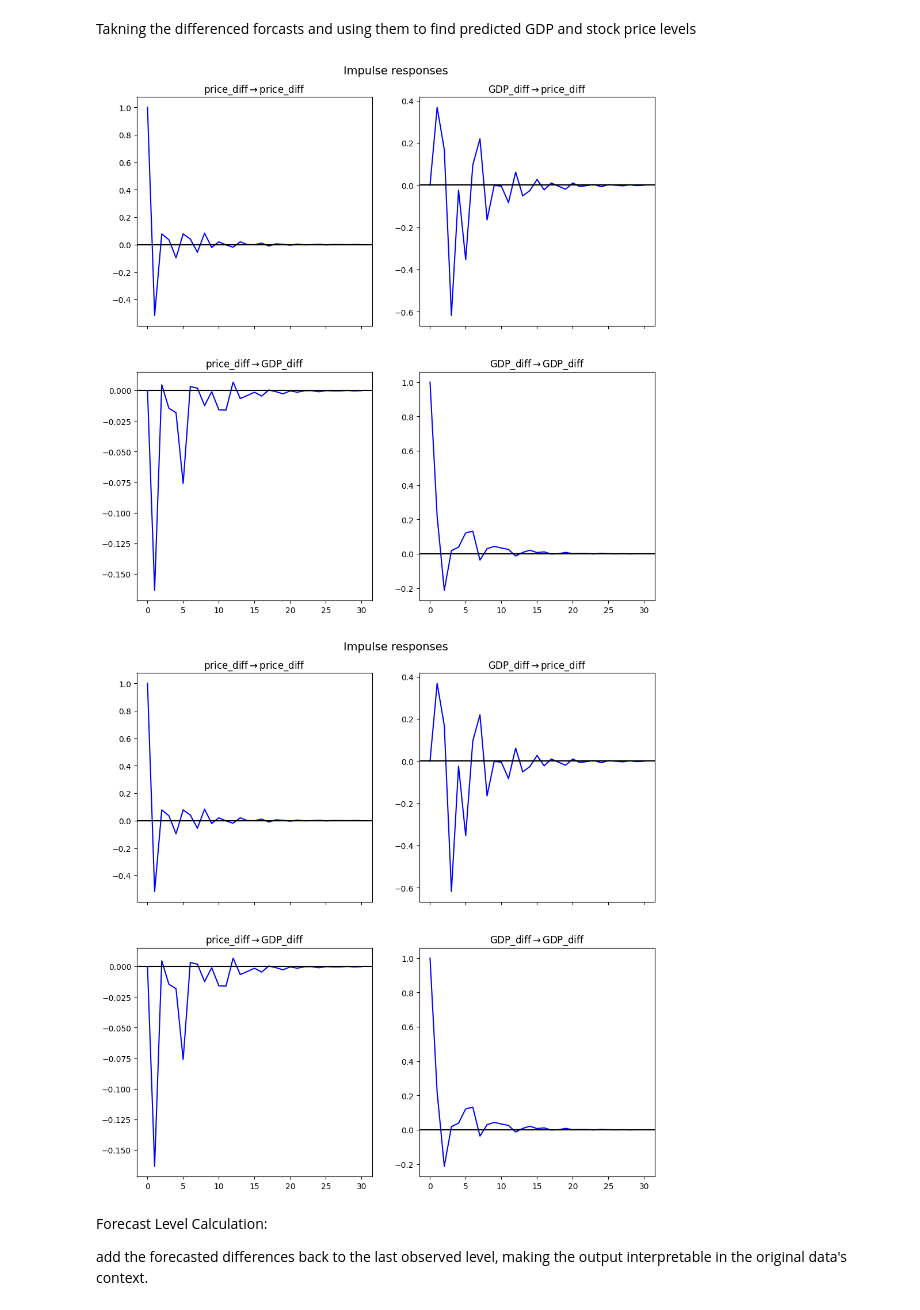
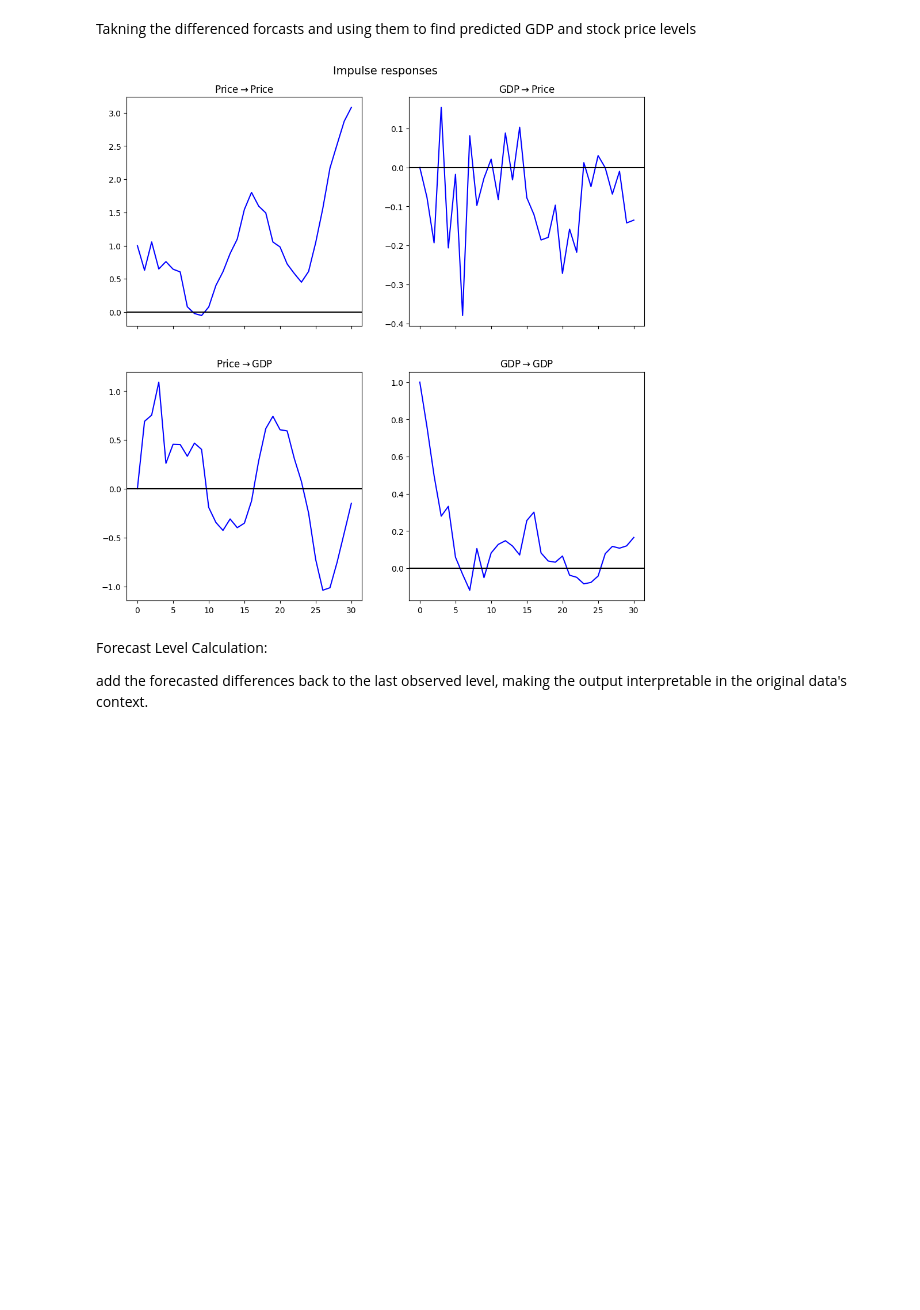
Before and after one commit to Philip-Lacava/Asset-Price-Bubble-Detection, a Jupyter notebook: Bubble Model 3.ipynb, the cells around one changed output. Cells and saved outputs as stored; diff of their text form; code cells hidden in the pictures; blank space fills up the shorter version.

```diff
--- a/Bubble Model 3.ipynb
+++ b/Bubble Model 3.ipynb
@@ -180,0 +185,9 @@ price_df
+# %%
+merged_df = pd.merge_asof(df.sort_values('DATE'),
+                          data_df.sort_values('Date'),
+                          left_on='DATE',
+                          right_on='Date',
+                          direction='backward')
+merged_df.drop(columns=['Date'], inplace=True)
+merged_df = merged_df.dropna()
+merged_df
@@ -402,3 +428,27 @@ Seasonal or Cyclical Effects: The presence of additional peaks at regular interv
 This code is part of a time series analysis process aimed at fitting a Vector Error Correction Model (VECM) to the data, which in this case consists of differenced price and GDP values. The select_order function determines the optimal number of lags to include in the VECM. The function evaluates various lag lengths (up to a maximum of 10) and selects the optimal lag order based on criteria such as AIC, BIC, HQIC, and FPE. This ensures that the model captures the dynamics of the data accurately without overfitting.
 
 After determining the optimal lag order, we test for the rank of cointegration using the select_coint_rank function. This function performs the Johansen cointegration test to determine the number of cointegrating relationships among the variables. The test uses the trace statistic method, considering up to 3 lags and a significance level of 0.05. The summary() method of the resulting object prints a detailed summary of the test results, indicating whether and how many cointegrating relationships exist. This step is crucial for understanding the long-term equilibrium relationships among the time series and for accurately specifying the VECM.
+# %%
+# Perform the Johansen cointegration test
+data = merged_df[['Price', 'GDP']]
+
+result = coint_johansen(data, det_order=0, k_ar_diff=1)
+
+# Print the Trace Statistics and Critical Values
+print('Trace Statistics:', result.lr1)
+print('Critical Values (90%, 95%, 99%):', result.cvt)
+
+# Interpret and print whether cointegration is found
+cointegration_found = False  # A flag to keep track of cointegration status
+for i, trace_stat in enumerate(result.lr1):
+    if trace_stat > result.cvt[i][1]:  # Index 1 is for the 95% confidence level
+        cointegration_found = True
+        print(f"At the 95% confidence level, we reject the null hypothesis of at most {i} cointegrating relations; indicating cointegration.")
+    else:
+        print(f"At the 95% confidence level, we fail to reject the null hypothesis of at most {i} cointegrating relations; no cointegration indicated.")
+
+# Print overall result based on tests
+if cointegration_found:
+    print("The series exhibit a long-run cointegrating relationship.")
+else:
+    print("No long-run cointegrating relationship is evident among the series.")
@@ -441,7 +496,7 @@ The Johansen trace test results indicate that there is exactly one cointegrating
 # %% [markdown]
 VECM Model: setting up a VECM with the specified lag order and cointegration rank, examining both short-term dynamics and long-term equilibrium relationships in the data.
 # %%
-model = VECM(data, deterministic="ci", seasons=2, k_ar_diff = optimal_lags, coint_rank= 2)
+model = VECM(data, deterministic='co', seasons=4, k_ar_diff = optimal_lags, coint_rank= 2)
 # %%
 vecm_res = model.fit()
 vecm_res.summary()
@@ -518,10 +583,11 @@ Takning the differenced forcasts and using them to find predicted GDP and stock
 # %%
 num_periods = 30
 ir = vecm_res.irf(periods=num_periods)
 ir.plot(plot_stderr=False)
+filename = f'{ticker}_irf.jpg'
+plt.savefig(f'{path}/Asset-Price-Bubble-Detection//results/{select} IRF.jpeg', format='jpeg')
 # %% [output]
-[figure, old version]
+[figure, new version]
-[figure, removed]
 # %% [markdown]
 Forecast Level Calculation:
 
```
Also changed, not shown: parts of 33 cells of this notebook, 28 other files.
